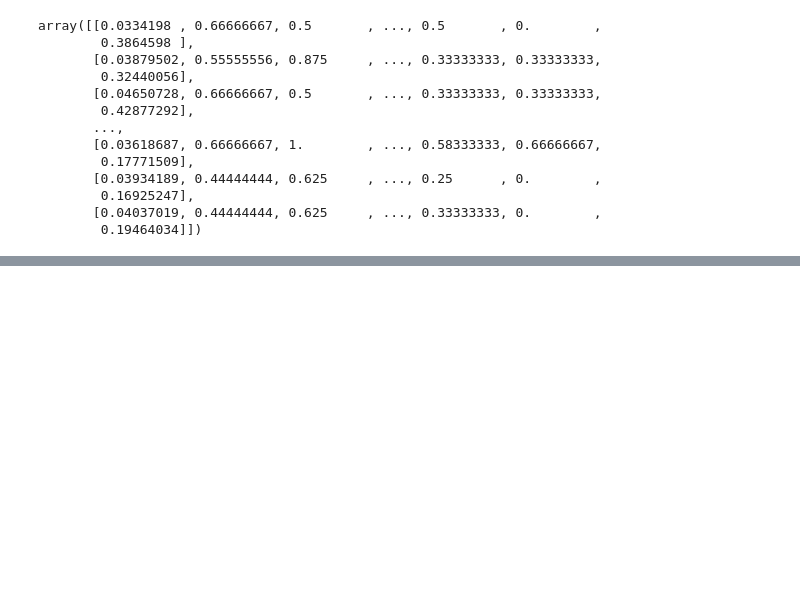
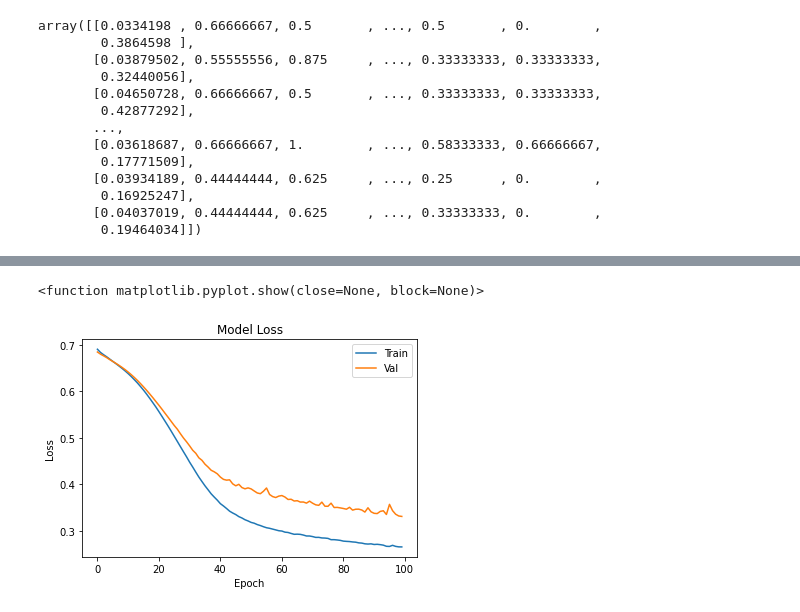
Before and after one commit to smittal3/House_cost_prediction_model, a Jupyter notebook: House-prediction-model.ipynb, the cells around one changed output, grey strips where cells are left out. Drawn from its saved outputs; the diff is of its cells as text; code cells hidden in the pictures; blank space fills up the shorter version.

Commit message:
Visualizing loss and accuracy

```diff
--- a/House-prediction-model.ipynb
+++ b/House-prediction-model.ipynb
@@ -64,5 +64,6 @@ from keras.layers import Dense
 model = Sequential([
     Dense(32, activation='relu', input_shape=(10,)),
     Dense(32, activation='relu'),
+    Dense(32, activation='relu'),
     Dense(1, activation='sigmoid')
 ])
@@ -77,7 +73,7 @@ model.compile(optimizer='sgd',
              metrics=['accuracy'])
 # %%
 hist = model.fit(X_train, Y_train,
-                batch_size=128, epochs=100,
+                batch_size=32, epochs=100,
                 validation_data=(X_val, Y_val))
 # %% [output]
 Train on 1022 samples, validate on 219 samples
@@ -104,0 +101,12 @@ model.evaluate(X_test, Y_test)
+# %%
+import matplotlib.pyplot as plt
+plt.plot(hist.history['loss'])
+plt.plot(hist.history['val_loss'])
+plt.title('Model Loss')
+plt.ylabel('Loss')
+plt.xlabel('Epoch')
+plt.legend(['Train', 'Val'], loc='upper right')
+plt.show
+# %% [output]
+<function matplotlib.pyplot.show(close=None, block=None)>
+[figure, added]
```
Also changed, not shown: parts of 4 cells of this notebook.
